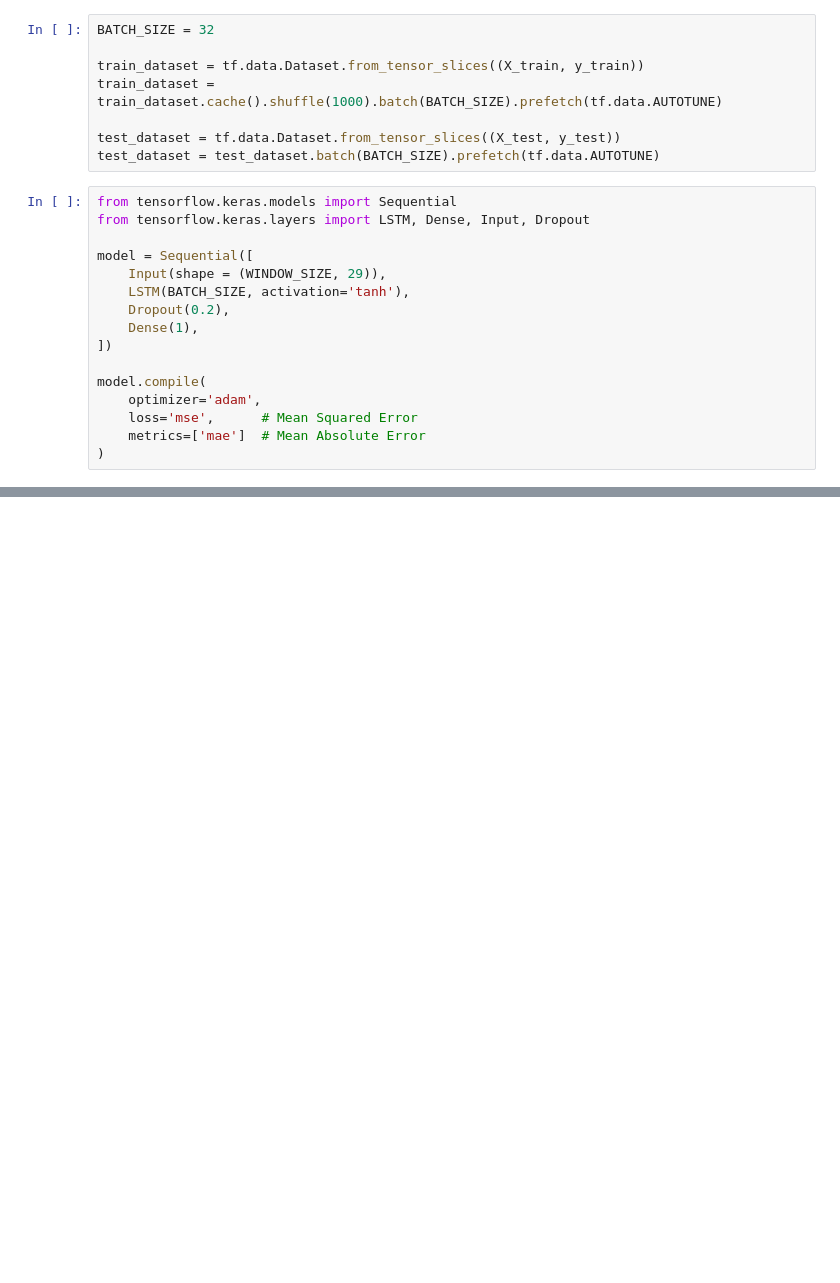
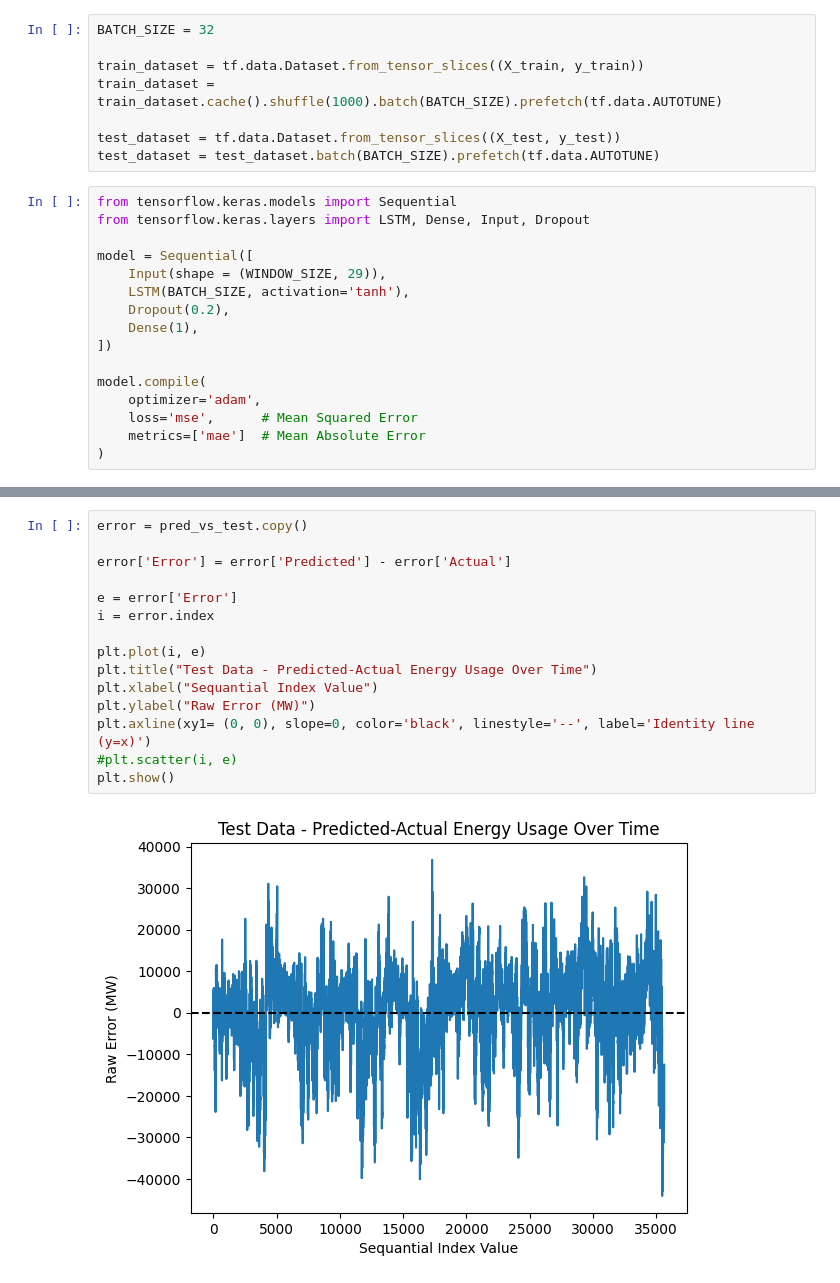
Before and after one commit to MacsenHigginsKSU/CS-4850-SP106, a Jupyter notebook: TensorFlow.ipynb, the cells around one changed output, grey strips where cells are left out. Saved outputs shown, nothing was run; the diff lists cells and outputs as text; blank space fills up the shorter version.

```diff
--- a/TensorFlow.ipynb
+++ b/TensorFlow.ipynb
@@ -204,0 +281,17 @@ plt.show()
+# %%
+error = pred_vs_test.copy()
+
+error['Error'] = error['Predicted'] - error['Actual']
+
+e = error['Error']
+i = error.index
+
+plt.plot(i, e)
+plt.title("Test Data - Predicted-Actual Energy Usage Over Time")
+plt.xlabel("Sequantial Index Value")
+plt.ylabel("Raw Error (MW)")
+plt.axline(xy1= (0, 0), slope=0, color='black', linestyle='--', label='Identity line (y=x)')
+#plt.scatter(i, e)
+plt.show()
+# %% [output]
+[figure, added]
```
Also changed, not shown: parts of 10 cells of this notebook.
